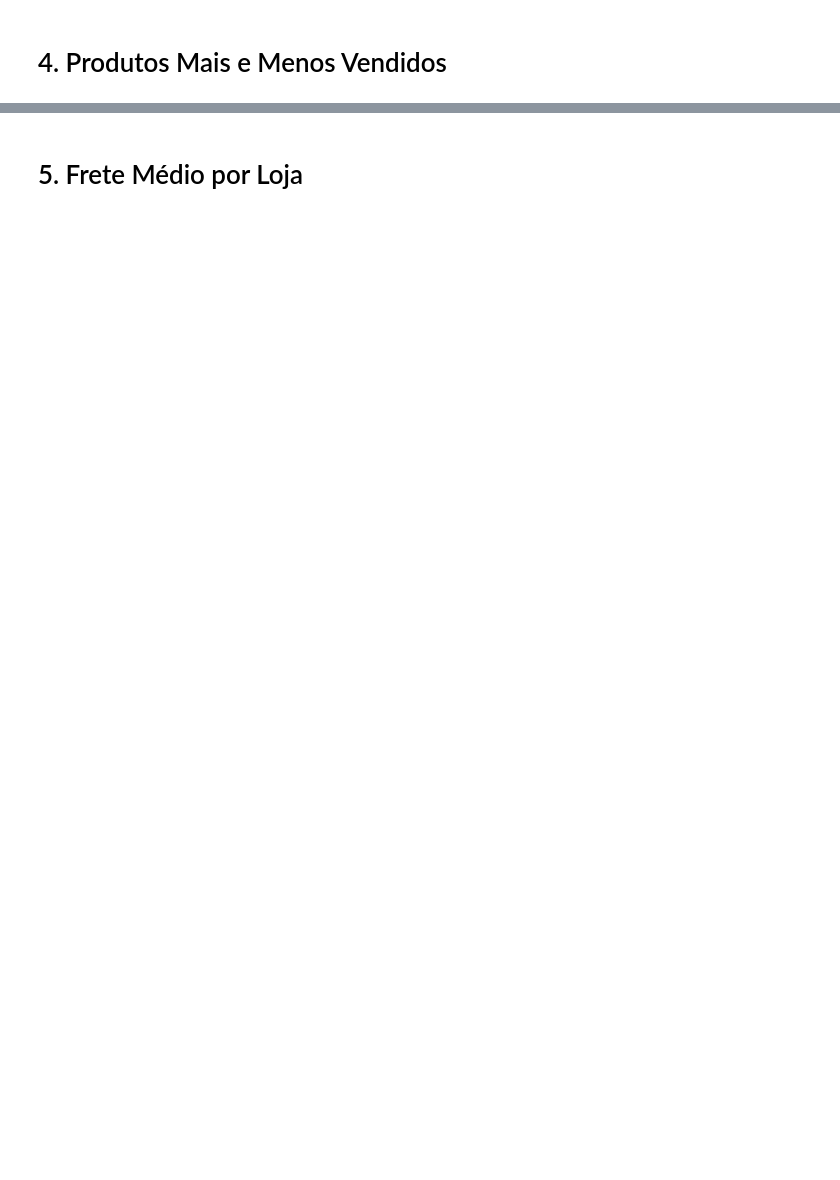
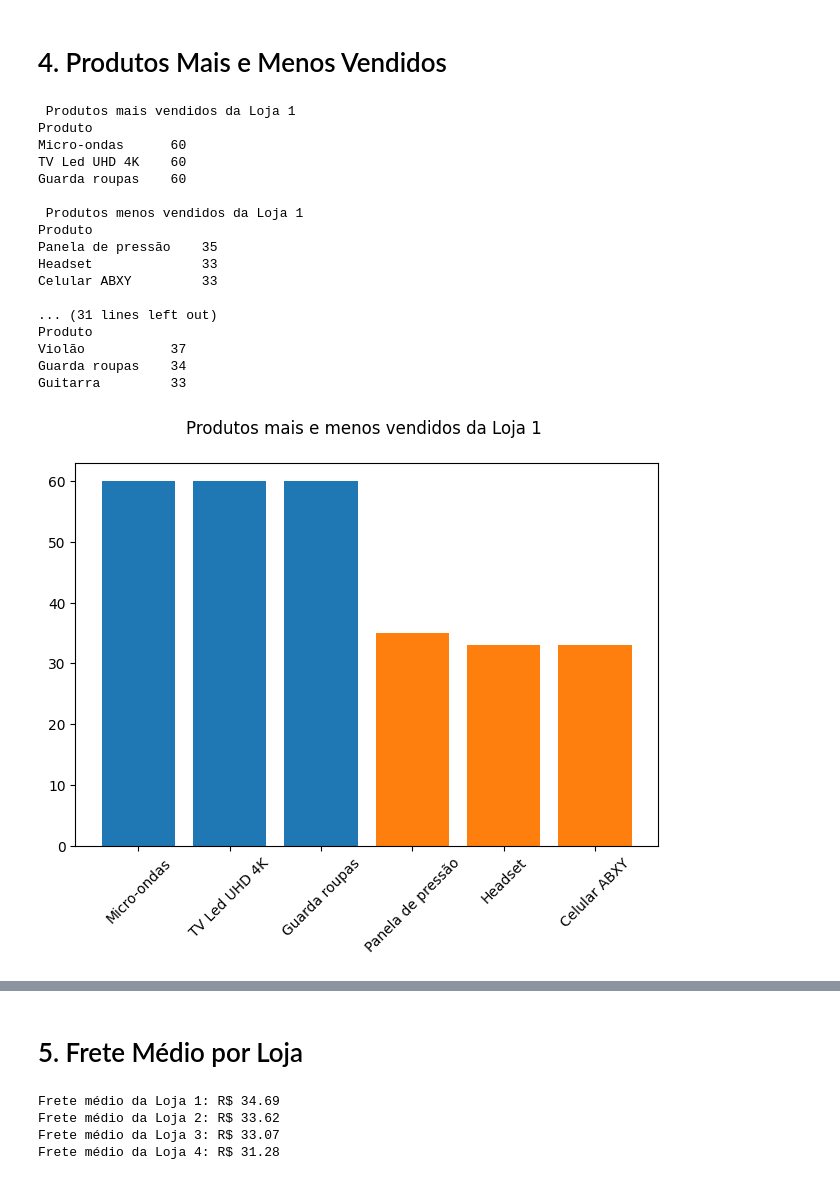
Before and after one commit to Igorrocha1/challenge-one-data-science, a Jupyter notebook: AluraStoreBr.ipynb, the cells around one changed output, grey strips where cells are left out. Drawn from its saved outputs; the diff is of its cells as text; code cells hidden in the pictures; blank space fills up the shorter version.

```diff
--- a/AluraStoreBr.ipynb
+++ b/AluraStoreBr.ipynb
@@ -51,2 +100,40 @@ import matplotlib.pyplot as plt
 # %% [markdown]
 # 4. Produtos Mais e Menos Vendidos
+# %%
+## Buscando os produtos mais vendidos
+
+for i, df in enumerate(lojas):
+    print(f'\n Produtos mais vendidos da {loja_nomes[i]}')
+    print(df['Produto'].value_counts().head(3).to_string())
+## Buscando os menos vendidos
+    print(f'\n Produtos menos vendidos da {loja_nomes[i]}')
+    print(df['Produto'].value_counts().tail(3).to_string())
+
+## Gerando graficos dos resultados
+
+for i, df in enumerate(lojas):
+  plt.title(f'Produtos mais e menos vendidos da {loja_nomes[i]} \n')
+  plt.bar(df['Produto'].value_counts().head(3).index, df['Produto'].value_counts().head(3))
+  plt.bar(df['Produto'].value_counts().tail(3).index, df['Produto'].value_counts().tail(3))
+  plt.tight_layout()
+  plt.xticks(rotation=45)
+  plt.show()
+# %% [output]
+ Produtos mais vendidos da Loja 1
+Produto
+Micro-ondas      60
+TV Led UHD 4K    60
+Guarda roupas    60
+
+ Produtos menos vendidos da Loja 1
+Produto
+Panela de pressão    35
+Headset              33
+Celular ABXY         33
+
+... (31 lines left out)
+Produto
+Violão           37
+Guarda roupas    34
+Guitarra         33
+[figure, added]
@@ -53,2 +143,11 @@ import matplotlib.pyplot as plt
 # %% [markdown]
 # 5. Frete Médio por Loja
+# %%
+for i, df in enumerate(lojas):
+    frete_medio = df['Frete'].mean()
+    print(f'Frete médio da {loja_nomes[i]}: R$ {frete_medio:.2f}')
+# %% [output]
+Frete médio da Loja 1: R$ 34.69
+Frete médio da Loja 2: R$ 33.62
+Frete médio da Loja 3: R$ 33.07
+Frete médio da Loja 4: R$ 31.28
```
Also changed, not shown: parts of 5 cells of this notebook.
